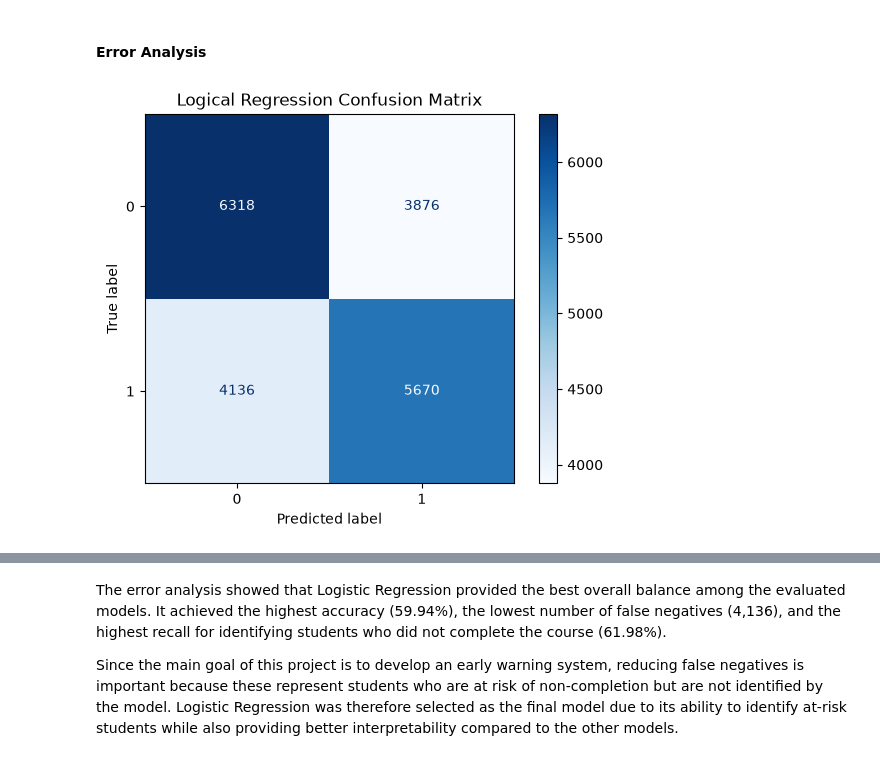
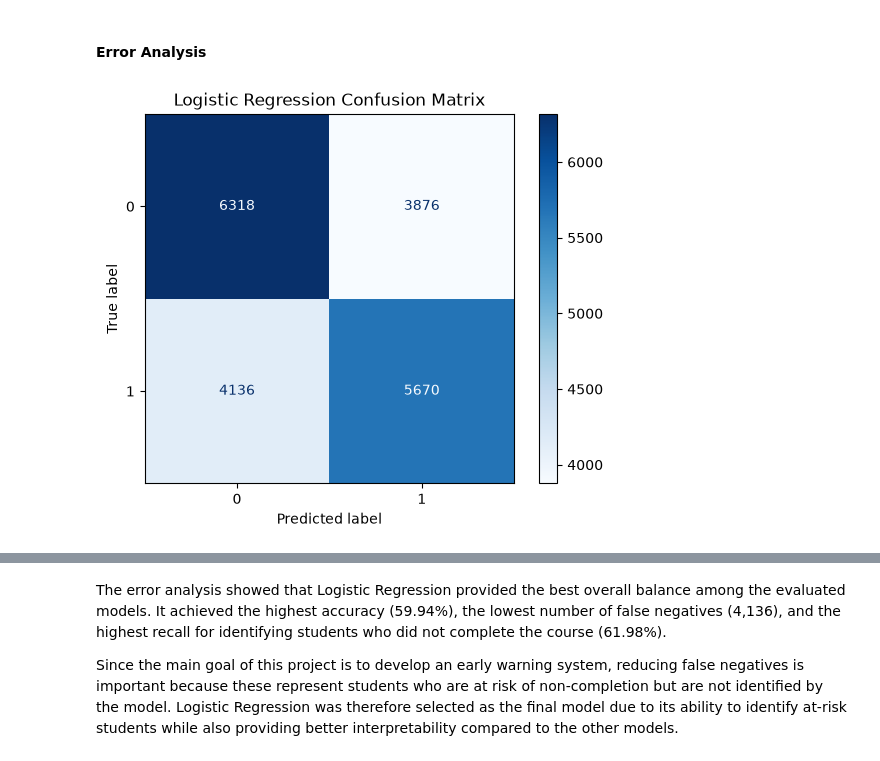
Before and after one commit to Njeri-Kiarie/Student_Online_Course_Completion_System, a Jupyter notebook: course_completion.ipynb, the cells around one changed output, grey strips where cells are left out. Cells and saved outputs as stored; diff of their text form; code cells hidden in the pictures.

```diff
--- a/course_completion.ipynb
+++ b/course_completion.ipynb
@@ -1005,11 +1061,11 @@ from sklearn.metrics import ConfusionMatrixDisplay
 # %%
 ConfusionMatrixDisplay.from_predictions(
     y_test,
     y_pred_log,
     cmap="Blues"
 )
 
-plt.title("Logical Regression Confusion Matrix")
+plt.title("Logistic Regression Confusion Matrix")
 plt.show()
 # %% [output]
-[figure, old version]
+[figure, new version]
```
Also changed, not shown: parts of 39 cells of this notebook, 1 other file.
